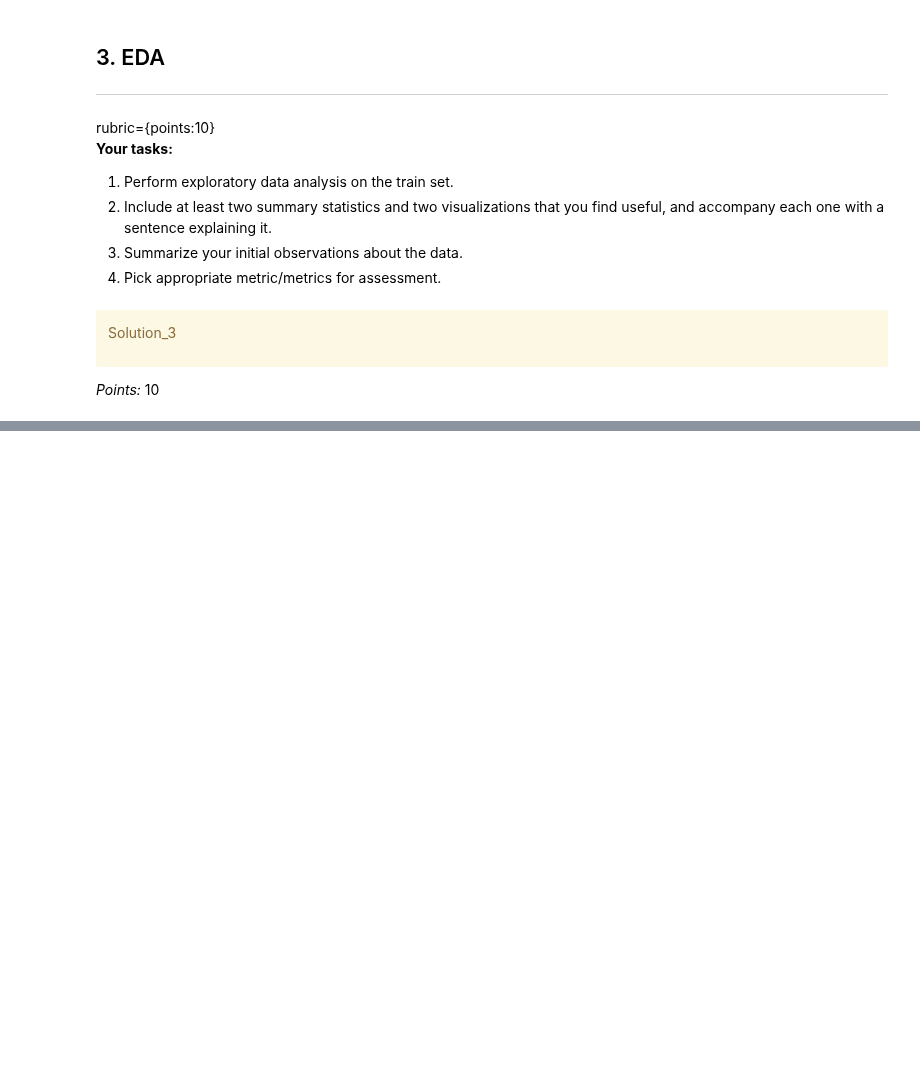
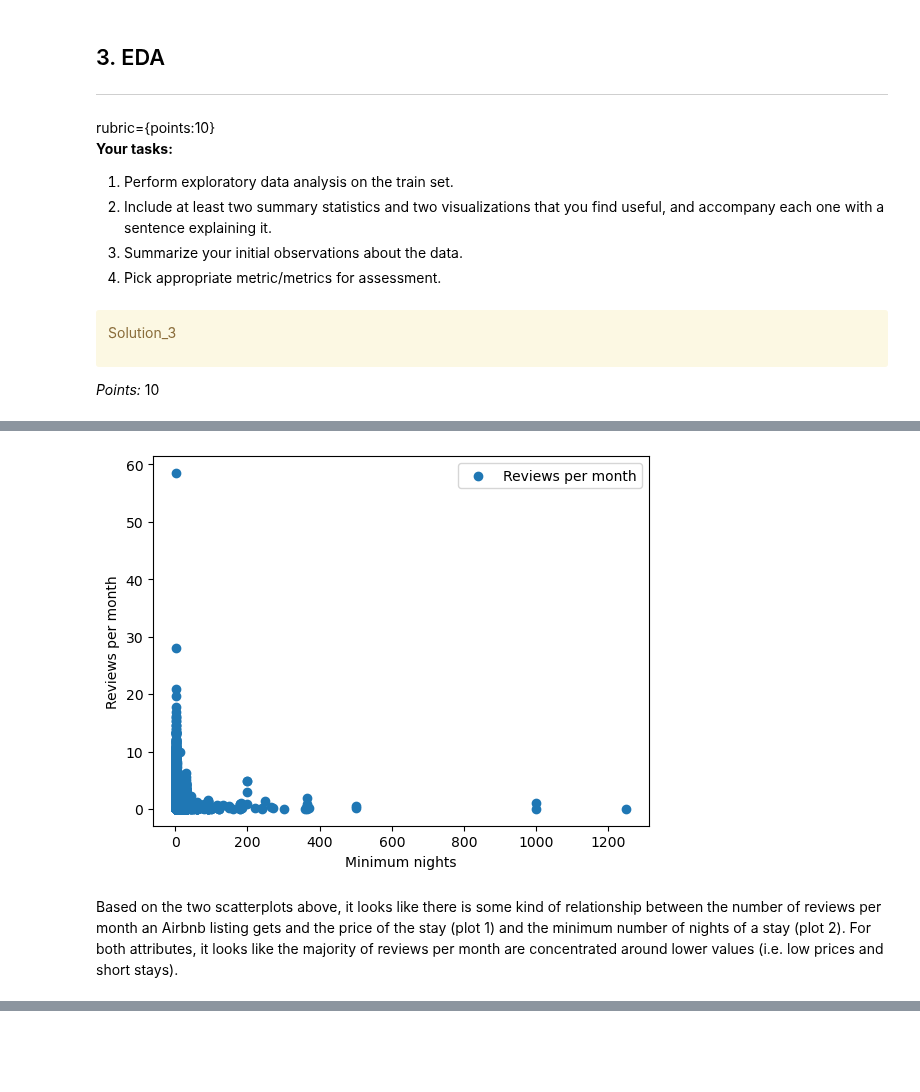
Before and after one commit to angelalmachado/cpsc330hw, a Jupyter notebook: hw5/hw5.ipynb, the cells around one changed output, grey strips where cells are left out. Saved outputs shown, nothing was run; the diff lists cells and outputs as text; code cells hidden in the pictures; blank space fills up the shorter version.

```diff
--- a/hw5/hw5.ipynb
+++ b/hw5/hw5.ipynb
@@ -185,0 +254,14 @@ _Type your answer here, replacing this text._
+# %%
+plt.scatter(train_df['minimum_nights'],
+            train_df['reviews_per_month'],
+            label = "Reviews per month")
+
+plt.xlabel('Minimum nights')
+plt.ylabel('Reviews per month')
+
+plt.legend()
+plt.show()
+# %% [output]
+[figure, added]
+# %% [markdown]
+Based on the two scatterplots above, it looks like there is some kind of relationship between the number of reviews per month an Airbnb listing gets and the price of the stay (plot 1) and the minimum number of nights of a stay (plot 2). For both attributes, it looks like the majority of reviews per month are concentrated around lower values (i.e. low prices and short stays).
```
Also changed, not shown: parts of 24 cells of this notebook, 1 other file.
